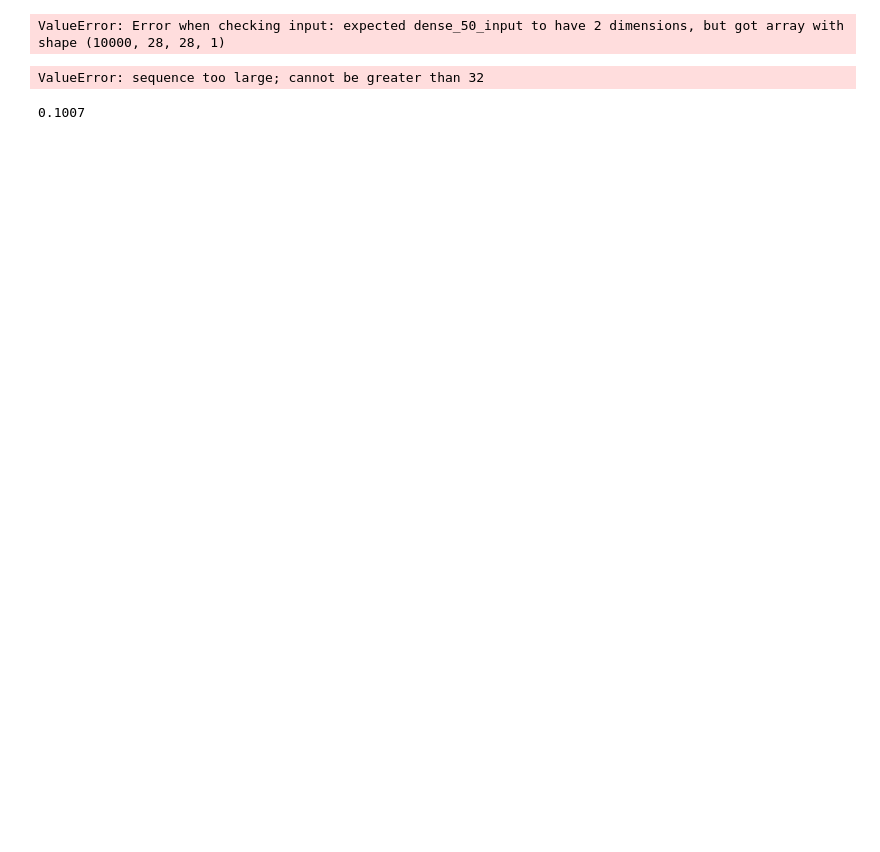
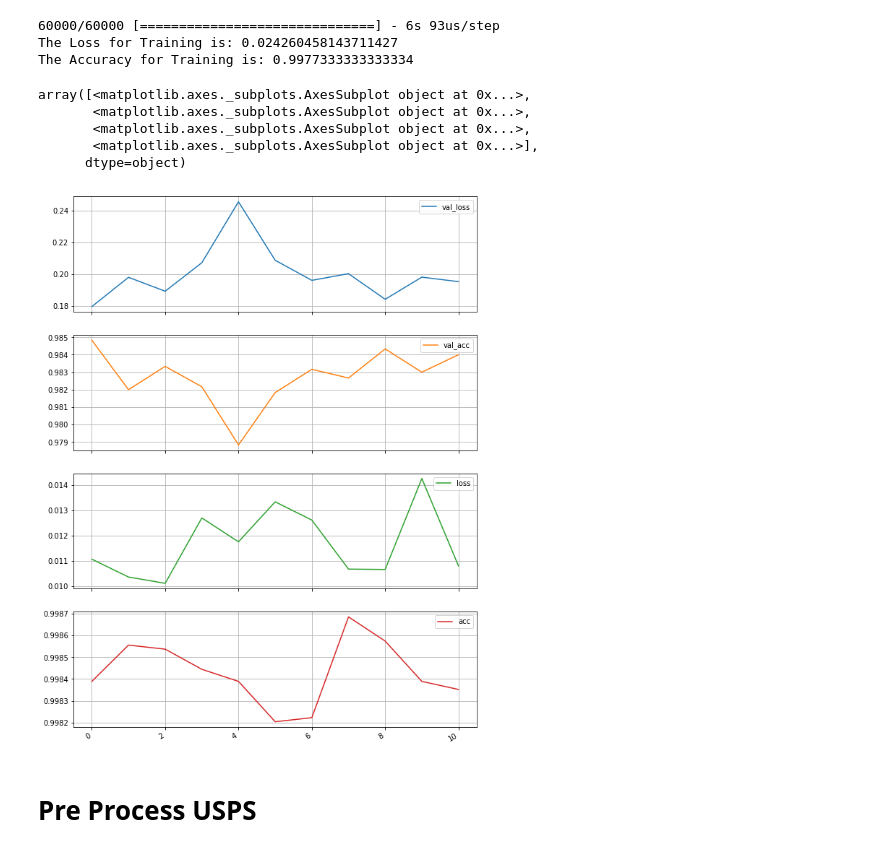
Before and after one commit to pratik-kubal/CSE574-ML-Ensemble_Learning, a Jupyter notebook: neural_network.ipynb, the cells around one changed output. Saved outputs shown, nothing was run; the diff lists cells and outputs as text; code cells hidden in the pictures; blank space fills up the shorter version.

```diff
--- a/neural_network.ipynb
+++ b/neural_network.ipynb
@@ -61,5 +61,6 @@ train_target = keras.utils.to_categorical(train_target, 10)
 test_target = keras.utils.to_categorical(test_data[1], 10)
 test_data = test_data[0]
 # %%
-train_data = train_data.reshape(train_data.shape, image_vector_size)
+image_vector_size = 28* 28
+train_data = train_data.reshape(train_data.shape[0], image_vector_size)
 test_data = test_data.reshape(test_data.shape[0], image_vector_size)
@@ -111,20 +110,3 @@ def conv():
     model.compile(optimizer='adam', loss='categorical_crossentropy',metrics=['accuracy'])
     model.summary()
     return model
-# %%
-img_x, img_y = 28, 28
-(x_train, y_train), (x_test, y_test) = mnist.load_data()
-x_train = x_train.reshape(x_train.shape[0], img_x, img_y, 1)
-x_test = x_test.reshape(x_test.shape[0], img_x, img_y, 1)
-input_shape = (img_x, img_y, 1)
-
-# convert the data to the right type
-x_train = x_train.astype('float32')
-x_test = x_test.astype('float32')
-x_train /= 255
-x_test /= 255
-print('x_train shape:', x_train.shape)
-print(x_train.shape[0], 'train samples')
-print(x_test.shape[0], 'test samples')
-y_train = keras.utils.to_categorical(y_train, num_classes)
-y_test = keras.utils.to_categorical(y_test, num_classes)
@@ -151,3 +170,11 @@ _________________________________________________________________
 # %%
-history = model.fit(x_train, y_train, batch_size=128, epochs=150,verbose=True,validation_split=.1)
+earlystopping_cb = EarlyStopping(monitor='val_loss', verbose=1,
+                                 patience=5, mode='auto')
+
+history = model.fit(train_data, train_target,
+                    batch_size=128,
+                    epochs=150,
+                    verbose=True,
+                    validation_split=.1,
+                   callbacks = [earlystopping_cb])
 # %% [output]
@@ -184,17 +197,0 @@ KeyboardInterrupt:
-# %%
-loss,accuracy = model.evaluate(x_test, y_test, verbose=True)
-# %% [output]
-ValueError: Error when checking input: expected dense_50_input to have 2 dimensions, but got array with shape (10000, 28, 28, 1)
-# %%
-def accuracy(predicted,target):
-    correct = 0
-    left = np.array(np.argmax(predicted,axis=0)).flatten()
-    right = np.argmax(target,axis=1)
-    confusion_mat = np.zeros((len(np.unique(right)),len(np.unique(left))))
-    for i in range(len(target)):
-        if(left[i] == right[i]):
-            correct+=1
-        confusion_mat[left[i]][right[i]] =confusion_mat[left[i]][right[i]] +1
-    return correct/len(target),pd.DataFrame(np.matrix(confusion_mat,dtype="int32"))
-# %% [output]
-ValueError: sequence too large; cannot be greater than 32
@@ -207,4 +198,19 @@ for i in range(len(test_target)):
-# %%
-correct/len(test_target)
-# %% [output]
-0.1007
+# %%
+loss,acc = model.evaluate(train_data, train_target, verbose=True)
+print("The Loss for Training is: "+str(loss))
+print("The Accuracy for Training is: "+str(acc))
+# %% [output]
+60000/60000 [==============================] - 6s 93us/step
+The Loss for Training is: 0.024260458143711427
+The Accuracy for Training is: 0.9977333333333334
+# %%
+%matplotlib inline
+df = pd.DataFrame(history.history)
+df.plot(subplots=True, grid=True, figsize=(10,15))
+# %% [output]
+array([<matplotlib.axes._subplots.AxesSubplot object at 0x...>,
+       <matplotlib.axes._subplots.AxesSubplot object at 0x...>,
+       <matplotlib.axes._subplots.AxesSubplot object at 0x...>,
+       <matplotlib.axes._subplots.AxesSubplot object at 0x...>],
+      dtype=object)
+[figure, added]
@@ -211,3 +220,5 @@ correct/len(test_target)
+# %% [markdown]
+# Pre Process USPS
 # %%
 USPSMat  = []
 USPSTar  = []
```
Also changed, not shown: parts of 20 cells of this notebook, 8 other files.
